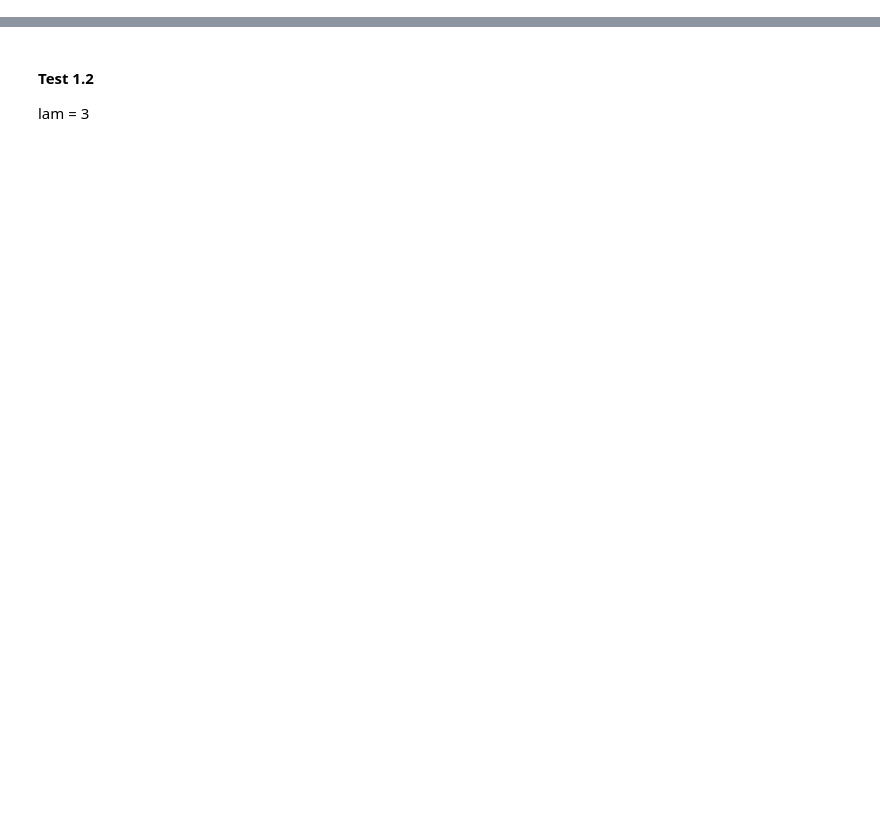
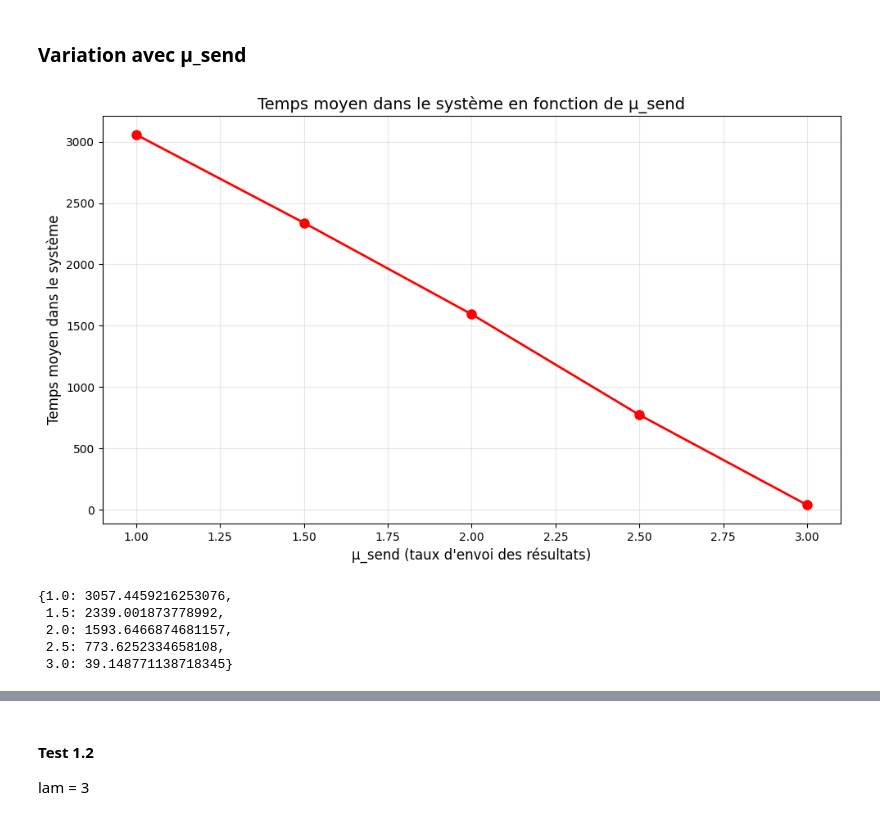
Before and after one commit to InfernalPumkin/Ero2, a Jupyter notebook: test_firewall.ipynb, the cells around one changed output, grey strips where cells are left out. Saved outputs shown, nothing was run; the diff lists cells and outputs as text; code cells hidden in the pictures; blank space fills up the shorter version.

```diff
--- a/test_firewall.ipynb
+++ b/test_firewall.ipynb
@@ -70,0 +356,36 @@ def increment_mu_send(n, name):
+# %% [markdown]
+### Variation avec μ_send
+# %%
+k = 3
+mu_send = 1.0
+out_prefix = "results_mu_send_1.0"
+!python3 waterfall_simpy.py --lam {lam} --mu-exec {mu_exec} --mu-send {mu_send} --K {k} --ks {ks} --kf {kf} --sim-time {sim_time} --runs {runs} --backup {backup} --backup-p {backup_p} --seed {seed} --out-prefix {out_prefix}
+mu_send = 1.5
+out_prefix = "results_mu_send_1.5"
+!python3 waterfall_simpy.py --lam {lam} --mu-exec {mu_exec} --mu-send {mu_send} --K {k} --ks {ks} --kf {kf} --sim-time {sim_time} --runs {runs} --backup {backup} --backup-p {backup_p} --seed {seed} --out-prefix {out_prefix}
+mu_send = 2.0
+out_prefix = "results_mu_send_2.0"
+!python3 waterfall_simpy.py --lam {lam} --mu-exec {mu_exec} --mu-send {mu_send} --K {k} --ks {ks} --kf {kf} --sim-time {sim_time} --runs {runs} --backup {backup} --backup-p {backup_p} --seed {seed} --out-prefix {out_prefix}
+mu_send = 2.5
+out_prefix = "results_mu_send_2.5"
+!python3 waterfall_simpy.py --lam {lam} --mu-exec {mu_exec} --mu-send {mu_send} --K {k} --ks {ks} --kf {kf} --sim-time {sim_time} --runs {runs} --backup {backup} --backup-p {backup_p} --seed {seed} --out-prefix {out_prefix}
+mu_send = 3.0
+out_prefix = "results_mu_send_3.0"
+!python3 waterfall_simpy.py --lam {lam} --mu-exec {mu_exec} --mu-send {mu_send} --K {k} --ks {ks} --kf {kf} --sim-time {sim_time} --runs {runs} --backup {backup} --backup-p {backup_p} --seed {seed} --out-prefix {out_prefix}
+plot_mean_time_in_system_vs_mu_send(
+    mu_send_values=[1.0, 1.5, 2.0, 2.5, 3.0],
+    result_prefixes=[
+        "results_mu_send_1.0",
+        "results_mu_send_1.5",
+        "results_mu_send_2.0",
+        "results_mu_send_2.5",
+        "results_mu_send_3.0"
+    ]
+)
+# %% [output]
+[figure, added]
+{1.0: 3057.4459216253076,
+ 1.5: 2339.001873778992,
+ 2.0: 1593.6466874681157,
+ 2.5: 773.6252334658108,
+ 3.0: 39.148771138718345}
```
Also changed, not shown: parts of 20 cells of this notebook, 3 other files.
